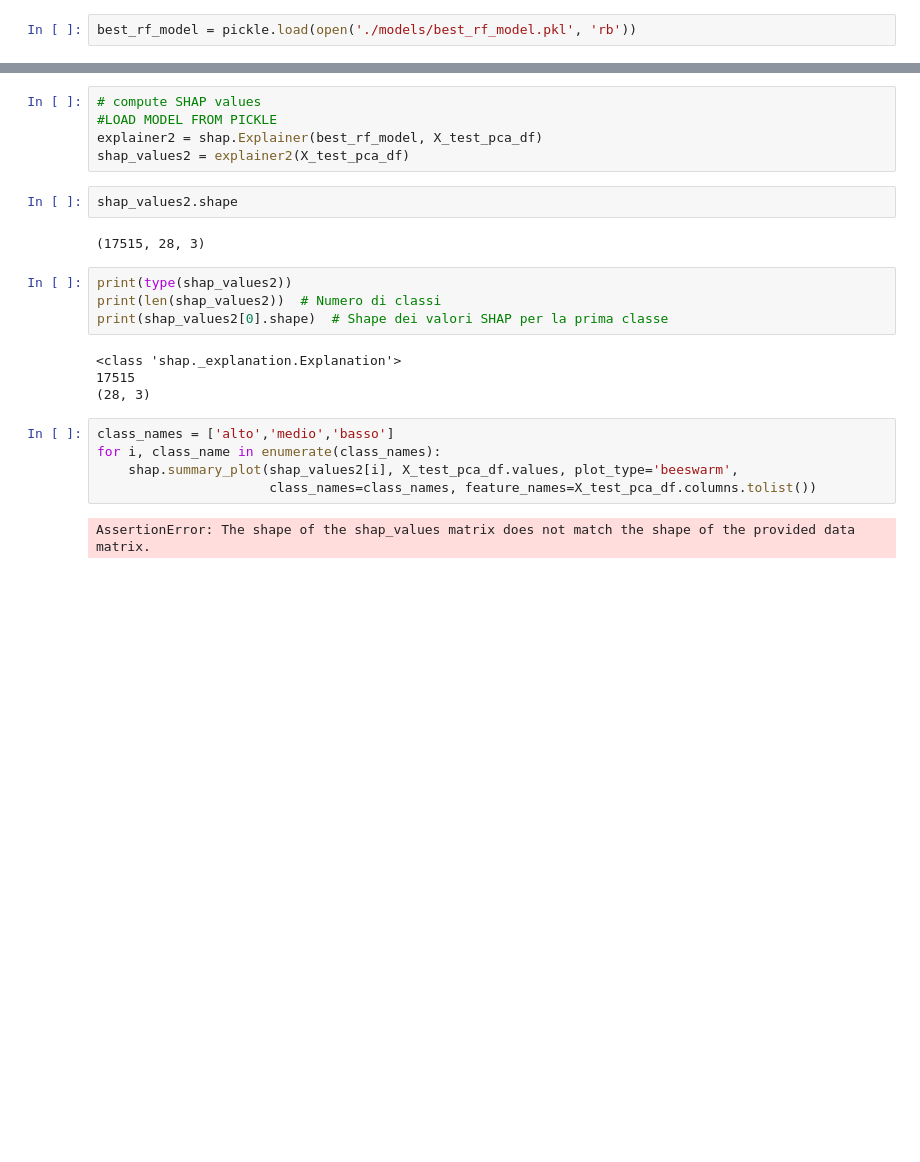
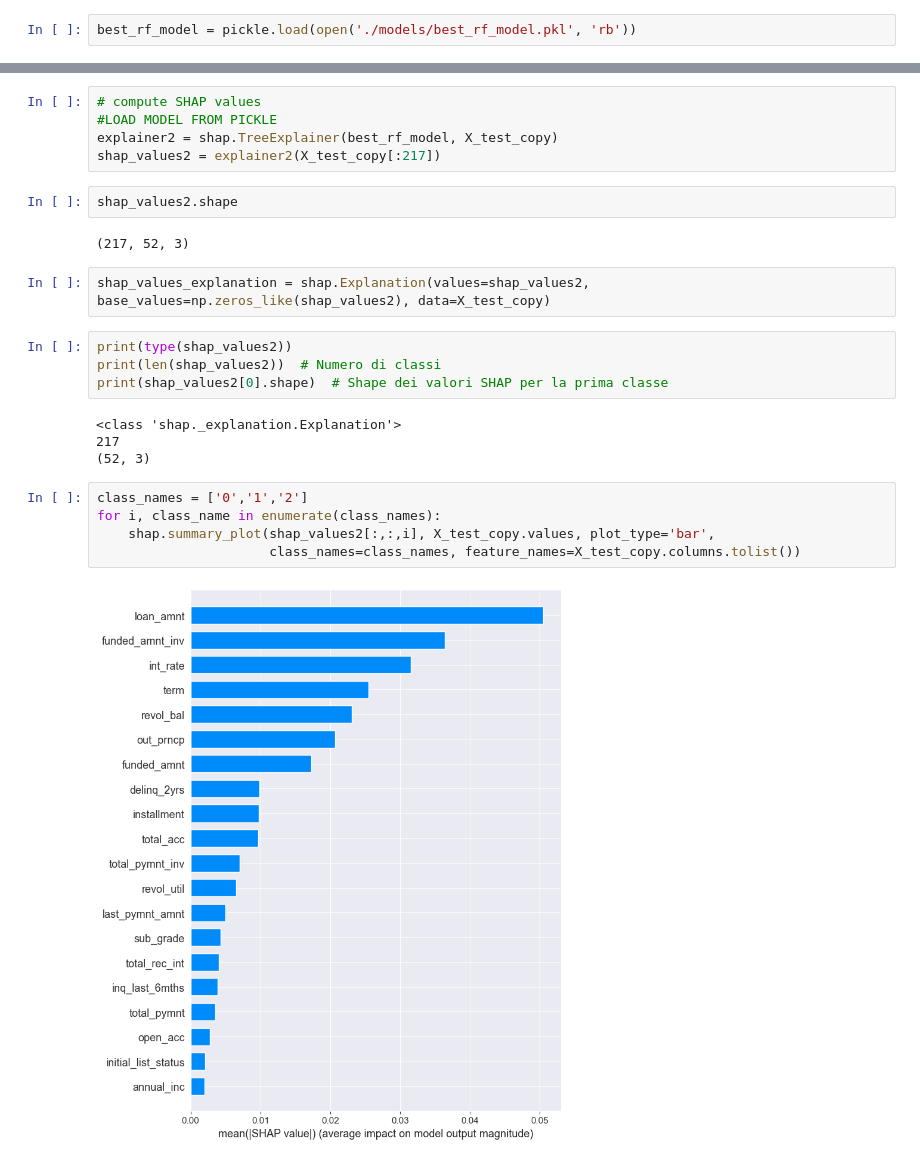
Before and after one commit to Karmos/RiskPrediction, a Jupyter notebook: model_train_evaluation.ipynb, the cells around one changed output, grey strips where cells are left out. Drawn from its saved outputs; the diff is of its cells as text; blank space fills up the shorter version.

```diff
--- a/model_train_evaluation.ipynb
+++ b/model_train_evaluation.ipynb
@@ -549,24 +550,26 @@ X_test_pca_df = pd.DataFrame(X_test, columns=[f"PC_{i}" for i in range(X_test.sh
 # %%
 # compute SHAP values
 #LOAD MODEL FROM PICKLE
-explainer2 = shap.Explainer(best_rf_model, X_test_pca_df)
-shap_values2 = explainer2(X_test_pca_df)
+explainer2 = shap.TreeExplainer(best_rf_model, X_test_copy)
+shap_values2 = explainer2(X_test_copy[:217])
 # %%
 shap_values2.shape
 # %% [output]
-(17515, 28, 3)
+(217, 52, 3)
+# %%
+shap_values_explanation = shap.Explanation(values=shap_values2, base_values=np.zeros_like(shap_values2), data=X_test_copy)
 # %%
 print(type(shap_values2))
 print(len(shap_values2))  # Numero di classi
 print(shap_values2[0].shape)  # Shape dei valori SHAP per la prima classe
 # %% [output]
 <class 'shap._explanation.Explanation'>
-17515
-(28, 3)
+217
+(52, 3)
 # %%
-class_names = ['alto','medio','basso']
+class_names = ['0','1','2']
 for i, class_name in enumerate(class_names):
-    shap.summary_plot(shap_values2[i], X_test_pca_df.values, plot_type='beeswarm',
-                      class_names=class_names, feature_names=X_test_pca_df.columns.tolist())
+    shap.summary_plot(shap_values2[:,:,i], X_test_copy.values, plot_type='bar',
+                      class_names=class_names, feature_names=X_test_copy.columns.tolist())
 # %% [output]
-AssertionError: The shape of the shap_values matrix does not match the shape of the provided data matrix.
+[figure, added]
```
Also changed, not shown: parts of 17 cells of this notebook, 2 other files.
